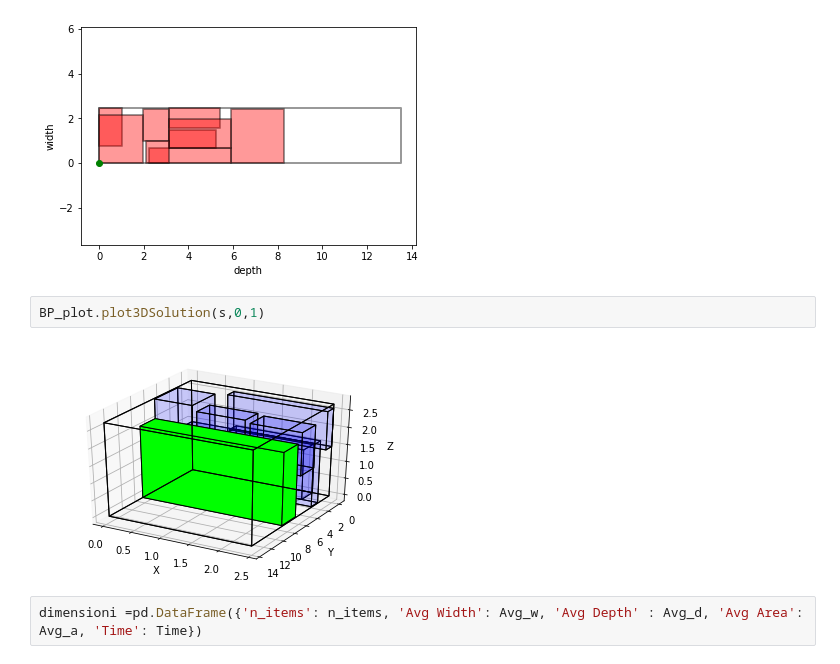
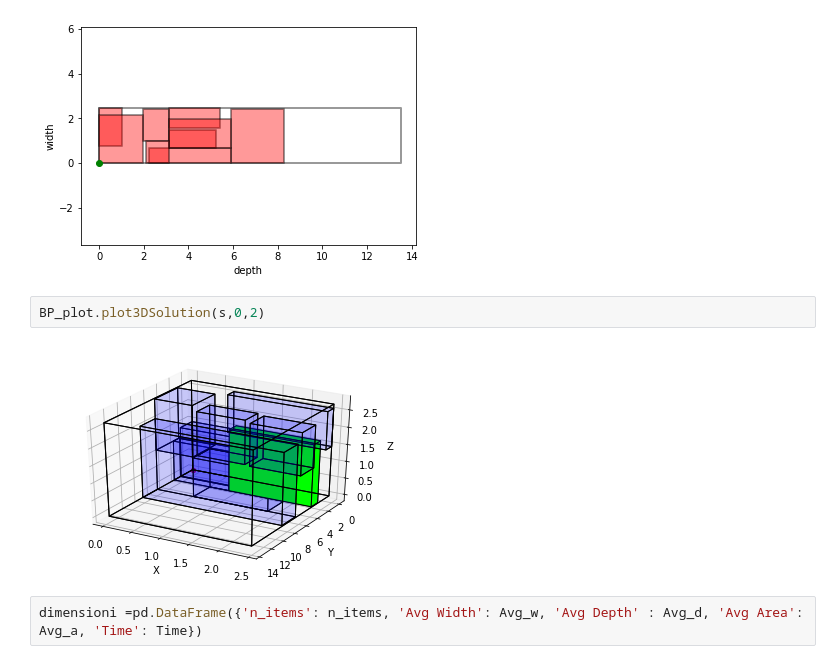
Before and after one commit to RossiDaniel/BinPackingModel, a Jupyter notebook: Or-Tools/model3D/sfida.ipynb, the cells around one changed output. Drawn from its saved outputs; the diff is of its cells as text.

```diff
--- a/Or-Tools/model3D/sfida.ipynb
+++ b/Or-Tools/model3D/sfida.ipynb
@@ -122,9 +122,9 @@ BP_plot.plotSolution(s)
 # %% [output]
 [figure]
 # %%
-BP_plot.plot3DSolution(s,0,1)
+BP_plot.plot3DSolution(s,0,2)
 # %% [output]
-[figure, old version]
+[figure, new version]
 # %%
 dimensioni =pd.DataFrame({'n_items': n_items, 'Avg Width': Avg_w, 'Avg Depth' : Avg_d, 'Avg Area': Avg_a, 'Time': Time})
 # %%
```
